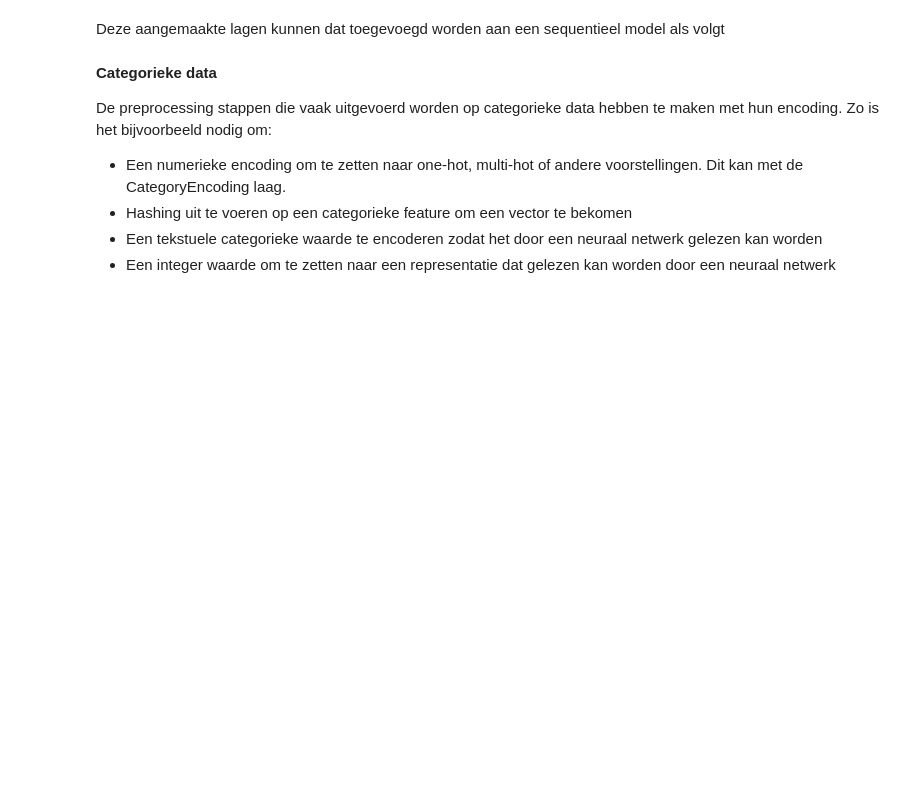
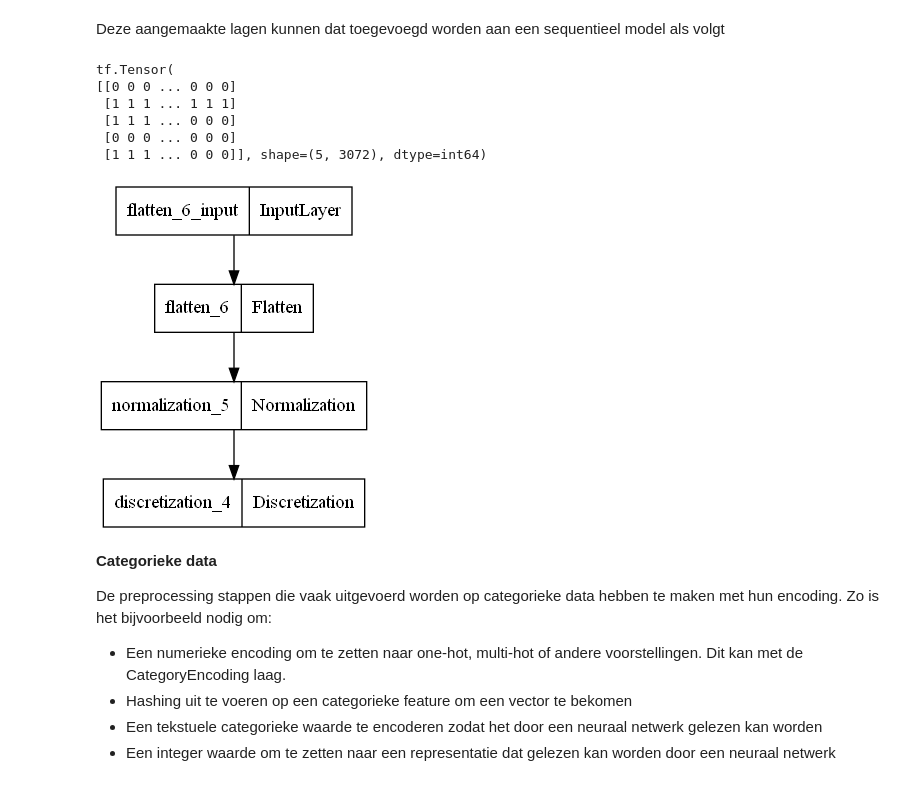
Before and after one commit to OdiseeMachineLearning2223/Leerstof, a Jupyter notebook: Week 3/Preprocessing.ipynb, the cells around one changed output. Drawn from its saved outputs; the diff is of its cells as text; code cells hidden in the pictures; blank space fills up the shorter version.

```diff
--- a/Week 3/Preprocessing.ipynb
+++ b/Week 3/Preprocessing.ipynb
@@ -40,0 +44,30 @@ Dit wil zeggen dat de tensor slechts uit 1 dimensie bestaat.
+# %%
+(X_train, y_train), _ = tf.keras.datasets.cifar10.load_data()
+X_train = X_train[:100]
+y_train = y_train[:100]
+print("Voor flatten: ", X_train.shape)
+
+flatten = tf.keras.layers.Flatten()
+flattened = flatten(X_train)
+print("Na flatten", flattened.shape)
+
+# normalizer
+normalizer = tf.keras.layers.Normalization()
+normalizer.adapt(flattened)     # mag je niet vergeten
+X_train_norm = normalizer(flattened)
+print()
+print(flattened[:5])
+print(X_train_norm[:5])
+
+# discretization
+# in sommige gevallen is hier een adapt() nodig (bvb bij gebruik num_bins)
+# als je zelf de bin_boundaries instelt is adapt() niet nodig.
+discretizer = tf.keras.layers.Discretization(num_bins=2)
+discretizer.adapt(X_train_norm) # nodig bij gebruik van num_bins -> grenzen van de bins bepalen
+X_train_discrete = discretizer(X_train_norm)
+print(X_train_discrete[:5])
+
+discretizer = tf.keras.layers.Discretization(bin_boundaries=[0])
+#discretizer.adapt(X_train_norm) # niet nodig
+X_train_discrete = discretizer(X_train_norm)
+print(X_train_discrete[:5])
@@ -41,5 +92,26 @@ Dit wil zeggen dat de tensor slechts uit 1 dimensie bestaat.
 # %% [markdown]
 Deze aangemaakte lagen kunnen dat toegevoegd worden aan een sequentieel model als volgt
+# %%
+tf.config.list_physical_devices()
+
+model = tf.keras.Sequential([
+  flatten,
+  normalizer,
+  discretizer
+])
+
+X_model = model(X_train)
+print(X_model[:5])
+
+tf.keras.utils.plot_model(model)
+# %% [output]
+tf.Tensor(
+[[0 0 0 ... 0 0 0]
+ [1 1 1 ... 1 1 1]
+ [1 1 1 ... 0 0 0]
+ [0 0 0 ... 0 0 0]
+ [1 1 1 ... 0 0 0]], shape=(5, 3072), dtype=int64)
+[figure, added]
 # %% [markdown]
 **Categorieke data**
 
```
Also changed, not shown: parts of 33 cells of this notebook, 5 other files.
